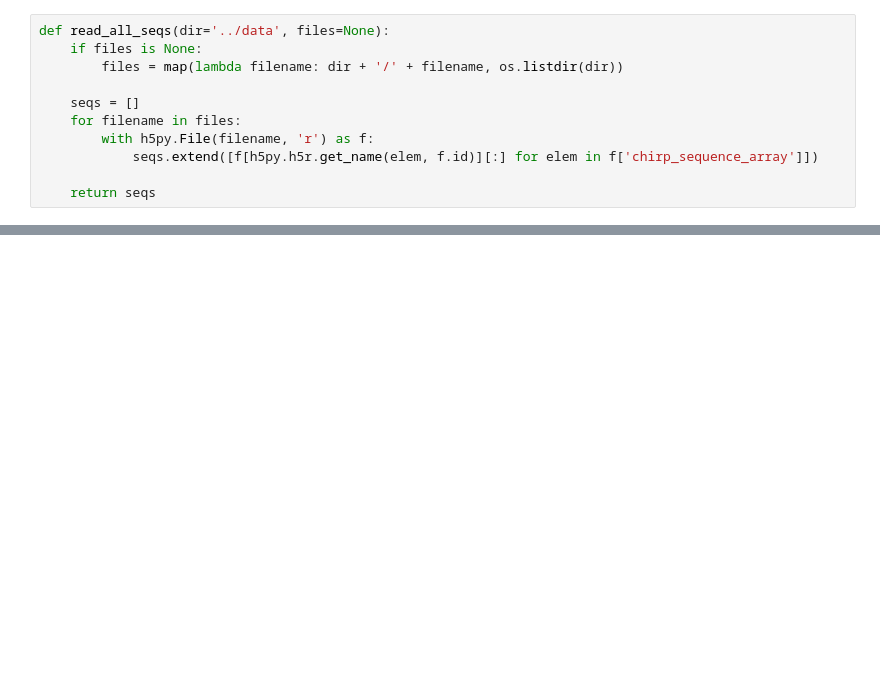
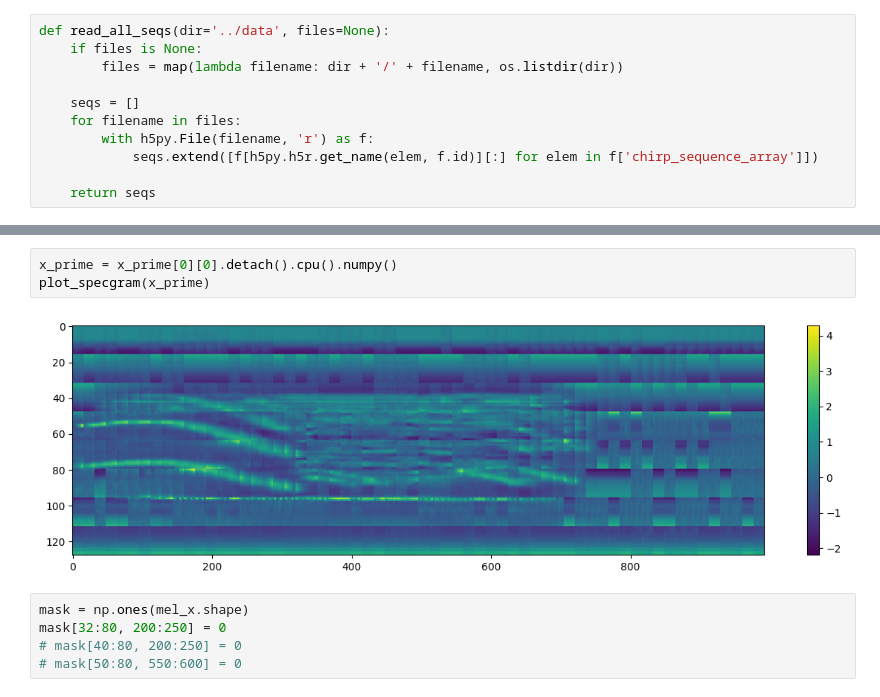
Before and after one commit to NSagan271/MaskSpec_forked, a Jupyter notebook: TestImputation.ipynb, the cells around one changed output, grey strips where cells are left out. Saved outputs shown, nothing was run; the diff lists cells and outputs as text; blank space fills up the shorter version.

```diff
--- a/TestImputation.ipynb
+++ b/TestImputation.ipynb
@@ -112,0 +165,10 @@ x_prime = model.unpatchify(pred[:, :, :, np.newaxis])
+# %%
+x_prime = x_prime[0][0].detach().cpu().numpy()
+plot_specgram(x_prime)
+# %% [output]
+[figure, added]
+# %%
+mask = np.ones(mel_x.shape)
+mask[32:80, 200:250] = 0
+# mask[40:80, 200:250] = 0
+# mask[50:80, 550:600] = 0
```
Also changed, not shown: parts of 21 cells of this notebook, 6 other files.
